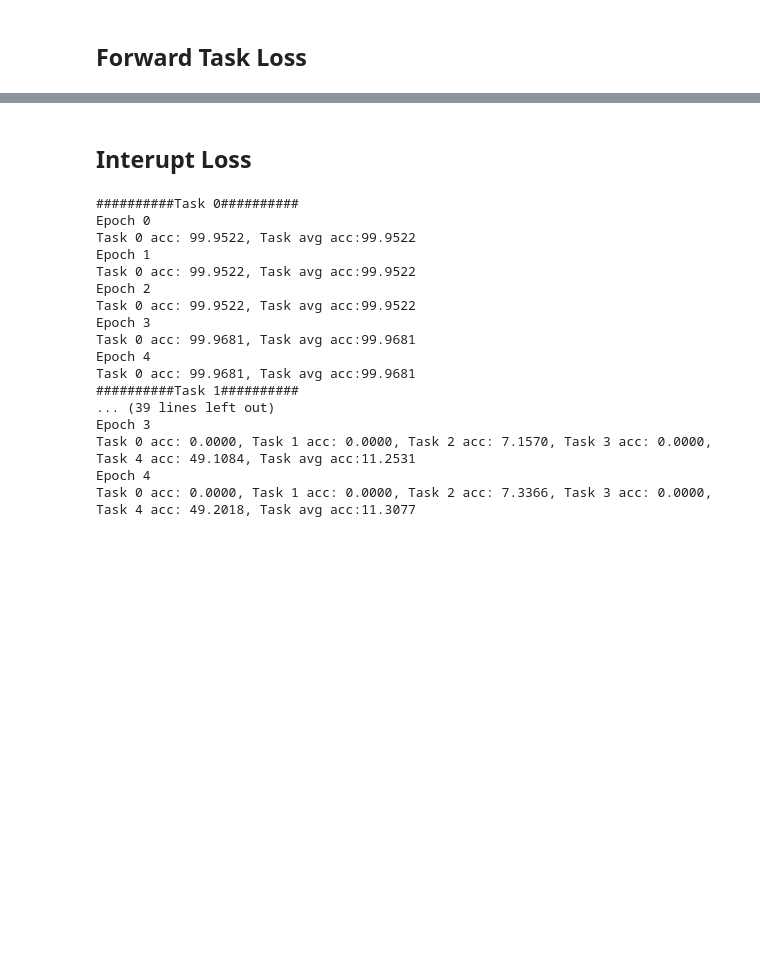
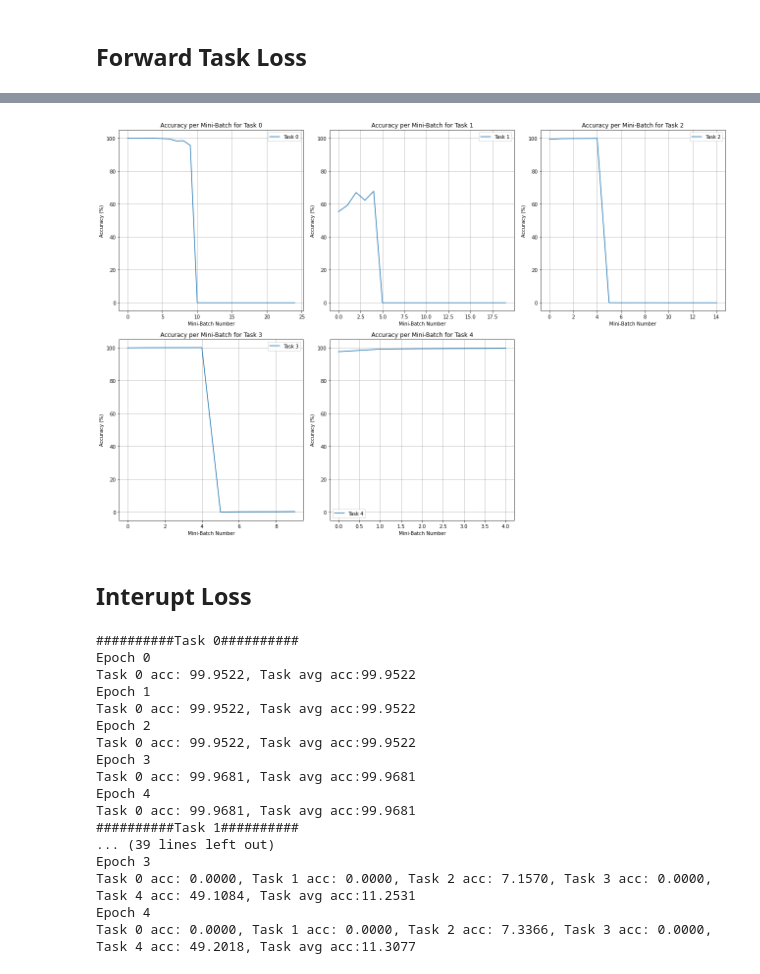
Before and after one commit to bochendong/Fantastic-ML-Method, a Jupyter notebook: LTL/MNIST/Experiment/Best.ipynb, the cells around one changed output, grey strips where cells are left out. Drawn from its saved outputs; the diff is of its cells as text; code cells hidden in the pictures; blank space fills up the shorter version.

```diff
--- a/LTL/MNIST/Experiment/Best.ipynb
+++ b/LTL/MNIST/Experiment/Best.ipynb
@@ -305,3 +454,7 @@ plt.show()
+# %%
+plot_task_acc_history(all_accuracies_1)
+# %% [output]
+[figure, added]
 # %% [markdown]
 ## Interupt Loss
 # %%
```
Also changed, not shown: parts of 20 cells of this notebook.
